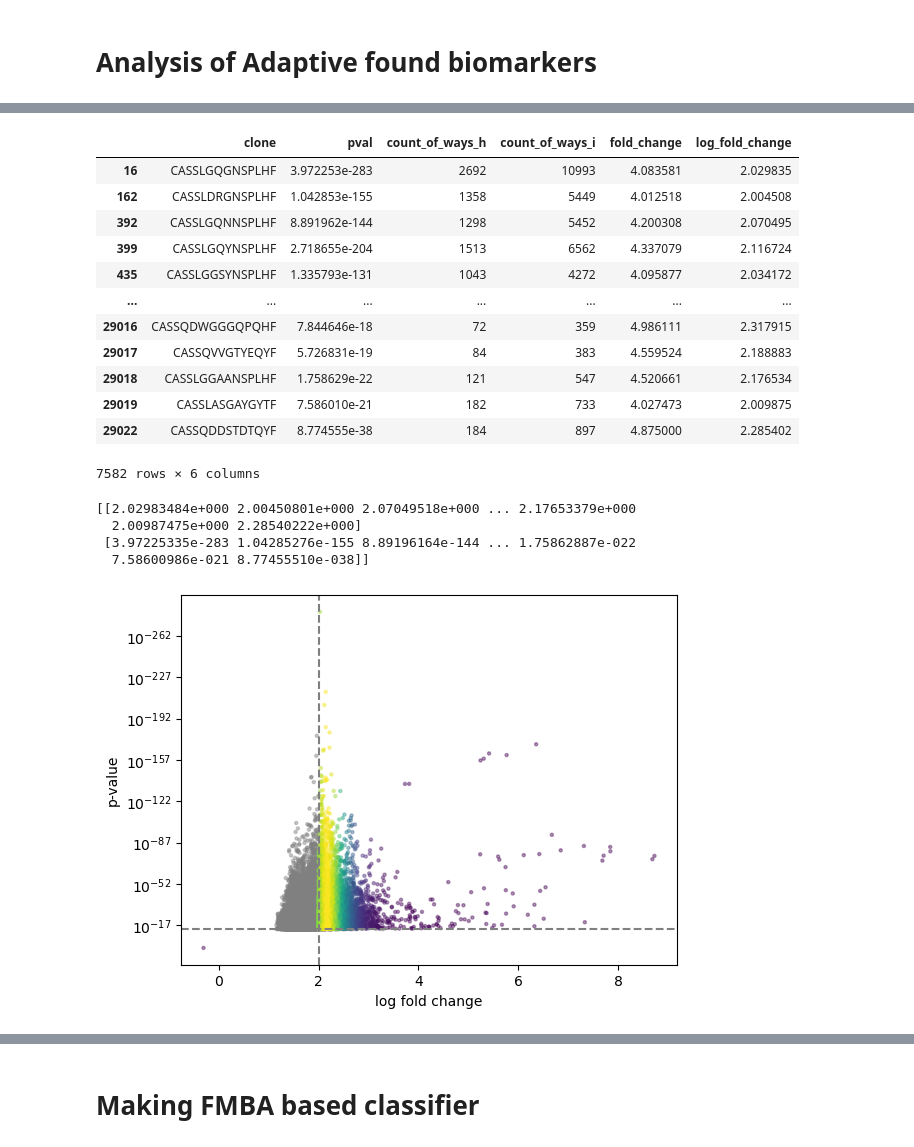
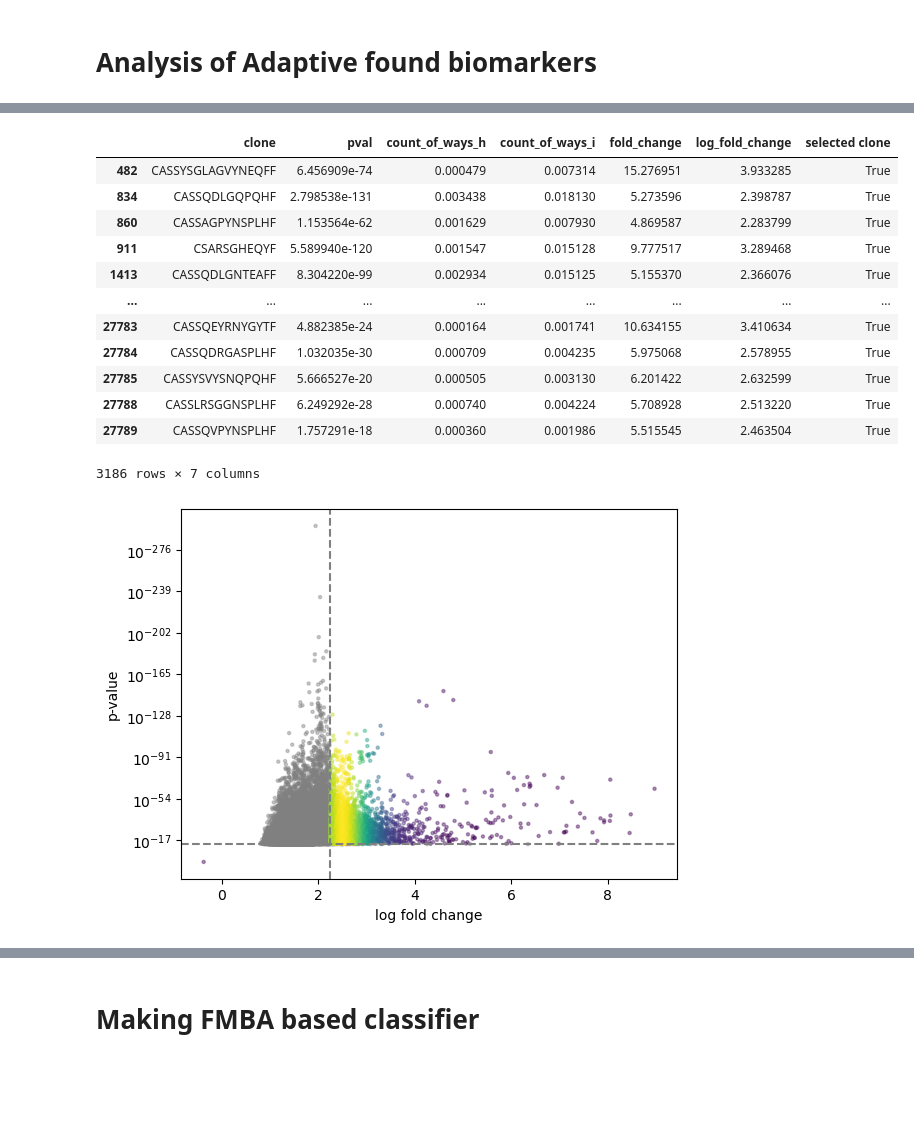
Before and after one commit to antigenomics/tcr-covid-classifier, a Jupyter notebook: publication-notebooks/fig5.ipynb, the cells around one changed output, grey strips where cells are left out. Saved outputs shown, nothing was run; the diff lists cells and outputs as text; code cells hidden in the pictures; blank space fills up the shorter version.

```diff
--- a/publication-notebooks/fig5.ipynb
+++ b/publication-notebooks/fig5.ipynb
@@ -86,9 +85,8 @@ all_adaptive_cm.head()
 # %%
-fold_change_data_adaptive = get_top_changed_clonotypes(clonotype_matrix=all_adaptive_cm,
+fold_change_data_adaptive = get_top_changed_clonotypes(clonotype_matrix=all_adaptive_cm[~all_adaptive_cm.run.str.contains('clonotypes')],
                            desc=stand_um_joint,
                            pvals=pd.read_csv('data/covid_significant_clone_pvals_adaptive.csv').drop(columns=['Unnamed: 0']),
-                           log_fold_change_threshold=2,
-                           logp_threshold=1,
+                           run_to_number_of_clones=pd.read_csv('data/run_to_number_of_clones_joint.csv'),
                            healthy_col='covid',
                            healthy_label='healthy')
 fold_change_data_adaptive
@@ -110,17 +124,17 @@ v
 # %%
-fold_change_data_adaptive[fold_change_data_adaptive.log_fold_change > 2]
+fold_change_data_adaptive[fold_change_data_adaptive.log_fold_change > 2.25]
 # %% [output]
-|  | clone | pval | count_of_ways_h | count_of_ways_i | fold_change | log_fold_change |
-| 16 | CASSLGQGNSPLHF | 3.972253e-283 | 2692 | 10993 | 4.083581 | 2.029835 |
-| 162 | CASSLDRGNSPLHF | 1.042853e-155 | 1358 | 5449 | 4.012518 | 2.004508 |
-| 392 | CASSLGQNNSPLHF | 8.891962e-144 | 1298 | 5452 | 4.200308 | 2.070495 |
-| 399 | CASSLGQYNSPLHF | 2.718655e-204 | 1513 | 6562 | 4.337079 | 2.116724 |
-| 435 | CASSLGGSYNSPLHF | 1.335793e-131 | 1043 | 4272 | 4.095877 | 2.034172 |
-| ... | ... | ... | ... | ... | ... | ... |
-| 29016 | CASSQDWGGGQPQHF | 7.844646e-18 | 72 | 359 | 4.986111 | 2.317915 |
-| 29017 | CASSQVVGTYEQYF | 5.726831e-19 | 84 | 383 | 4.559524 | 2.188883 |
-| 29018 | CASSLGGAANSPLHF | 1.758629e-22 | 121 | 547 | 4.520661 | 2.176534 |
-| 29019 | CASSLASGAYGYTF | 7.586010e-21 | 182 | 733 | 4.027473 | 2.009875 |
-| 29022 | CASSQDDSTDTQYF | 8.774555e-38 | 184 | 897 | 4.875000 | 2.285402 |
+|  | clone | pval | count_of_ways_h | count_of_ways_i | fold_change | log_fold_change | selected clone |
+| 482 | CASSYSGLAGVYNEQFF | 6.456909e-74 | 0.000479 | 0.007314 | 15.276951 | 3.933285 | True |
+| 834 | CASSQDLGQPQHF | 2.798538e-131 | 0.003438 | 0.018130 | 5.273596 | 2.398787 | True |
+| 860 | CASSAGPYNSPLHF | 1.153564e-62 | 0.001629 | 0.007930 | 4.869587 | 2.283799 | True |
+| 911 | CSARSGHEQYF | 5.589940e-120 | 0.001547 | 0.015128 | 9.777517 | 3.289468 | True |
+| 1413 | CASSQDLGNTEAFF | 8.304220e-99 | 0.002934 | 0.015125 | 5.155370 | 2.366076 | True |
+| ... | ... | ... | ... | ... | ... | ... | ... |
+| 27783 | CASSQEYRNYGYTF | 4.882385e-24 | 0.000164 | 0.001741 | 10.634155 | 3.410634 | True |
+| 27784 | CASSQDRGASPLHF | 1.032035e-30 | 0.000709 | 0.004235 | 5.975068 | 2.578955 | True |
+| 27785 | CASSYSVYSNQPQHF | 5.666527e-20 | 0.000505 | 0.003130 | 6.201422 | 2.632599 | True |
+| 27788 | CASSLRSGGNSPLHF | 6.249292e-28 | 0.000740 | 0.004224 | 5.708928 | 2.513220 | True |
+| 27789 | CASSQVPYNSPLHF | 1.757291e-18 | 0.000360 | 0.001986 | 5.515545 | 2.463504 | True |
-7582 rows × 6 columns
+3186 rows × 7 columns
 # %%
@@ -128,11 +142,7 @@ selected_clones = fold_change_data_adaptive[fold_change_data_adaptive.log_fold_c
 # %%
-plot_volcano(fold_change_data_adaptive, pval_threshold=1e-14, fold_change_threshold=2)
+plot_volcano(fold_change_data_adaptive, pval_threshold=1e-14, fold_change_threshold=2.25)
 # %% [output]
-[[2.02983484e+000 2.00450801e+000 2.07049518e+000 ... 2.17653379e+000
-  2.00987475e+000 2.28540222e+000]
- [3.97225335e-283 1.04285276e-155 8.89196164e-144 ... 1.75862887e-022
-  7.58600986e-021 8.77455510e-038]]
-[figure, old version]
+[figure, new version]
 # %%
 all_adaptive_cm[['run'] + list(selected_clones)].to_csv('data/sign_clone_matrix_fold_change_adaptive.csv')
 # %%
```
Also changed, not shown: parts of 16 cells of this notebook, 55 other files.
